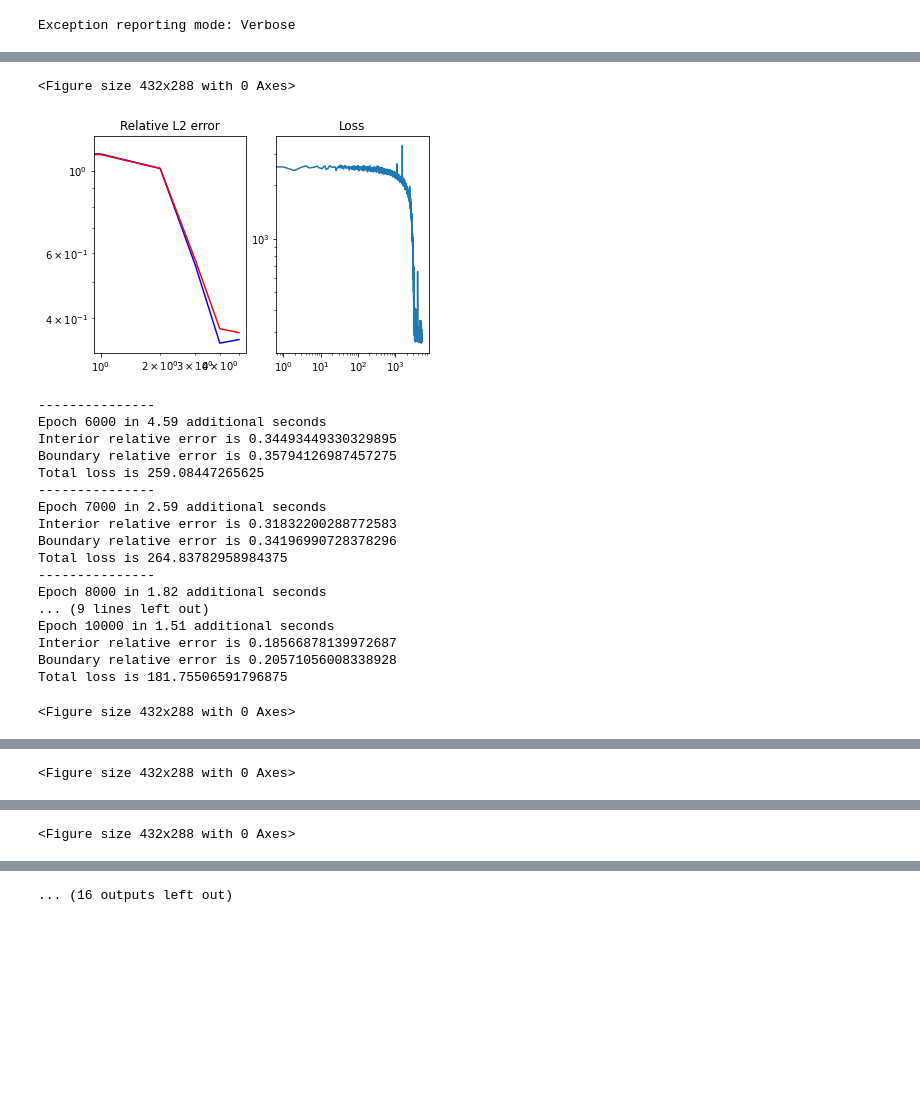
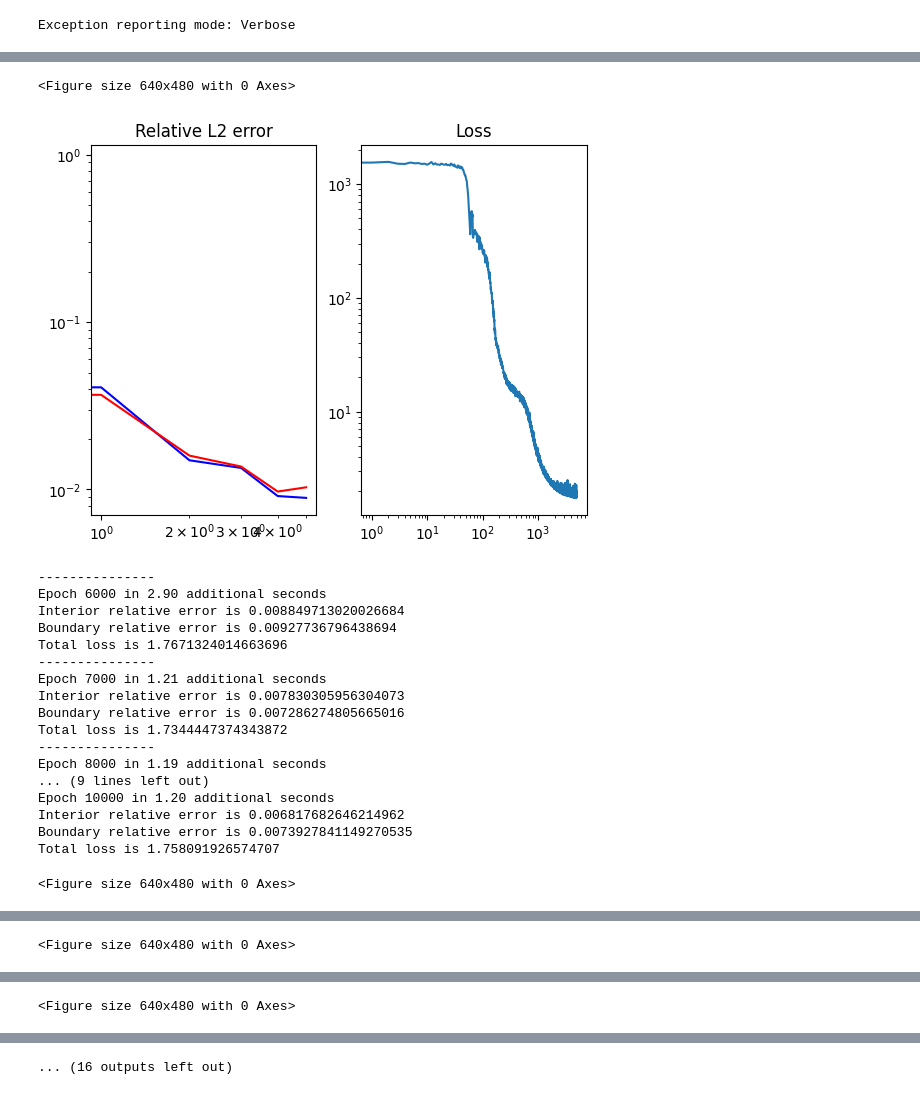
Before and after one commit to mekhanikaladvantage/vneural-pdes, a Jupyter notebook: DeepRitz_Jax_10D_poisson.ipynb, the cells around one changed output, grey strips where cells are left out. Saved outputs shown, nothing was run; the diff lists cells and outputs as text; code cells hidden in the pictures; blank space fills up the shorter version.

```diff
--- a/DeepRitz_Jax_10D_poisson.ipynb
+++ b/DeepRitz_Jax_10D_poisson.ipynb
@@ -316,9 +298,6 @@ def flow_loss_fn(params:list,x:DeviceArray) -> np.float32:
   The scalar output of the model necessary for autograd to work.
   '''
   dudx = grad(model,argnums=1)(params,x) # compute gradient wrt sample
-  # print(f'shape of gradient is {dudx.shape}')
-  # print(f'gradient is {dudx}')
-  # print(f'gradient squared is {dudx*dudx}')
   return 0.5*(jnp.sum(dudx*dudx)) #since f = 0
 
 flow_loss_vector = vmap(flow_loss_fn,in_axes=(None,0))
@@ -334,7 +313,6 @@ def pinn_loss(params,batch:DeviceArray) -> np.float32:
 
 
 def loss_fn(params:list,key:KeyArray) -> np.float32:
-# def loss_fn(params:list,interior_sample,boundary_sample):
   '''
   this function samples data and calculates the loss.
   Please note that this function MUST be differentiable.
@@ -347,19 +325,17 @@ def loss_fn(params:list,key:KeyArray) -> np.float32:
   boundary_sample = get_boundary_batch(hypers["boundary size"],keys[1])
 
   #calculate flow loss if using Deep Ritz loss
-  # flow_output = flow_loss_vector(params,interior_sample)
-  # flow_loss = jnp.mean(flow_output)
+  flow_output = flow_loss_vector(params,interior_sample)
+  flow_loss = jnp.mean(flow_output)
 
   # PINN loss, if using
-  flow_loss = pinn_loss(params,interior_sample)
+  # flow_loss = pinn_loss(params,interior_sample)
 
 
   #calculate boundary loss
-  # bdy_loss = beta*jnp.mean(batched_model(params,boundary_sample)*batched_model(params,boundary_sample))
   bdy_output = batched_model(params,boundary_sample)
   exact_output = exact_vector(boundary_sample)
   bdy_diff = exact_output - bdy_output
-  # print(f'bdy_diff is {bdy_diff}')
   bdy_loss = hypers["beta"]*jnp.mean(bdy_diff*bdy_diff)
 
   return jnp.add(flow_loss,bdy_loss)
@@ -372,7 +348,6 @@ def update(params:list,opt_state:OptState,key:KeyArray):
   '''
 
   loss,grads = value_and_grad(loss_fn,argnums=0)(params,key)
-  # loss,grads = value_and_grad(loss_fn,argnums=0)(params,interior_sample,boundary_sample)
 
   updates,opt_state = optimizer.update(grads,opt_state,params)
   params = optax.apply_updates(params,updates)
@@ -395,7 +370,7 @@ Training Loop
 ===========
 # %%
 #reset key
-key, train_key = random.split(random.PRNGKey(25))
+key, train_key = random.split(random.PRNGKey(5))
 params = init_network_params(layer_sizes,train_key)
 
 # %xmode context
@@ -412,11 +387,7 @@ training_losses = []
 flow_residuals = []
 bdy_residuals = []
 
-# i=1
-# num_epochs = int(1e5) #run for longer
-num_epochs = 50000
-# num_epochs = 75000
-#adam optimizer via optax
+
 opt_state = optimizer.init(params)
 start_time = time.time()
 
@@ -426,9 +397,7 @@ for epoch in range(hypers["num epochs"]):
 
 
     params,opt_state,train_loss = compiled_update(params,opt_state,train_key)
-    # params,opt_state,train_loss = compiled_error_update(params,opt_state,train_key)
 
-    # loss = jnp.add(int_loss,bdy_loss)
     training_losses.append(train_loss)
 
     if epoch%1000 == 0:
@@ -440,10 +409,10 @@ for epoch in range(hypers["num epochs"]):
       int_out_batch = get_batch(hypers["batch size"],keys[0])
       bdy_out_batch = get_boundary_batch(hypers["boundary size"],keys[1])
 
-      # flow_output = flow_loss_vector(params,int_out_batch) #these two are for dr loss
-      # flow_train_loss = jnp.mean(flow_output)
+      flow_output = flow_loss_vector(params,int_out_batch) #these two are for dr loss
+      flow_train_loss = jnp.mean(flow_output)
 
-      flow_train_loss = pinn_loss(params,int_out_batch) # for pinn loss
+      # flow_train_loss = pinn_loss(params,int_out_batch) # for pinn loss
 
       flow_losses.append(flow_train_loss)
 
@@ -452,14 +421,12 @@ for epoch in range(hypers["num epochs"]):
       bdy_diff = bdy_output - exact_bdy
       bdy_train_loss = hypers["beta"]*jnp.mean(bdy_diff*bdy_diff)
       bdy_losses.append(bdy_train_loss)
-      bdy_error = jnp.sqrt(jnp.mean(bdy_diff*bdy_diff) / jnp.mean(exact_bdy**2)) #don't need penalty param here
-      # bdy_error = jnp.sqrt(jnp.sum(bdy_diff*bdy_diff) / jnp.sum(exact_bdy**2)) #don't need penalty param here
+      bdy_error = jnp.linalg.norm(bdy_diff,2)/jnp.linalg.norm(exact_bdy,2)
       bdy_residuals.append(bdy_error)
 
       exact_int = exact_vector(int_out_batch)
       int_output = batched_model(params,int_out_batch)
-      int_error = jnp.sqrt(jnp.mean((exact_int - int_output)**2)/jnp.mean(exact_int**2))
-      # int_error = jnp.sqrt(jnp.sum((exact_int - int_output)**2)/jnp.sum(exact_int**2))
+      int_error = jnp.linalg.norm(exact_int - int_output,2)/jnp.linalg.norm(exact_int,2)
       #error is measured in relative L2 error
       flow_residuals.append(int_error)
 
@@ -479,7 +446,6 @@ for epoch in range(hypers["num epochs"]):
       axs[0].loglog(bdy_residuals,'r')
       axs[0].set_title("Relative L2 error")
       axs[1].loglog(training_losses)
-      # axs[1].loglog(,'r')
       axs[1].set_title("Loss")
       plt.show()
     #end if
@@ -510,20 +476,20 @@ Total loss is 268.56036376953125
-<Figure size 432x288 with 0 Axes>
+<Figure size 640x480 with 0 Axes>
-[figure, old version]
+[figure, new version]
 ---------------
-Epoch 6000 in 4.59 additional seconds
-Interior relative error is 0.34493449330329895
-Boundary relative error is 0.35794126987457275
-Total loss is 259.08447265625
+Epoch 6000 in 2.90 additional seconds
+Interior relative error is 0.008849713020026684
+Boundary relative error is 0.00927736796438694
+Total loss is 1.7671324014663696
 ---------------
-Epoch 7000 in 2.59 additional seconds
-Interior relative error is 0.31832200288772583
-Boundary relative error is 0.34196990728378296
-Total loss is 264.83782958984375
+Epoch 7000 in 1.21 additional seconds
+Interior relative error is 0.007830305956304073
+Boundary relative error is 0.007286274805665016
+Total loss is 1.7344447374343872
 ---------------
-Epoch 8000 in 1.82 additional seconds
+Epoch 8000 in 1.19 additional seconds
 ... (9 lines left out)
-Epoch 10000 in 1.51 additional seconds
-Interior relative error is 0.18566878139972687
-Boundary relative error is 0.20571056008338928
-Total loss is 181.75506591796875
+Epoch 10000 in 1.20 additional seconds
+Interior relative error is 0.006817682646214962
+Boundary relative error is 0.0073927841149270535
+Total loss is 1.758091926574707
-<Figure size 432x288 with 0 Axes>
+<Figure size 640x480 with 0 Axes>
@@ -548 +514 @@ Total loss is 150.43548583984375
-<Figure size 432x288 with 0 Axes>
+<Figure size 640x480 with 0 Axes>
@@ -567 +533 @@ Total loss is 145.18942260742188
-<Figure size 432x288 with 0 Axes>
+<Figure size 640x480 with 0 Axes>
```
Also changed, not shown: parts of 9 cells of this notebook.
